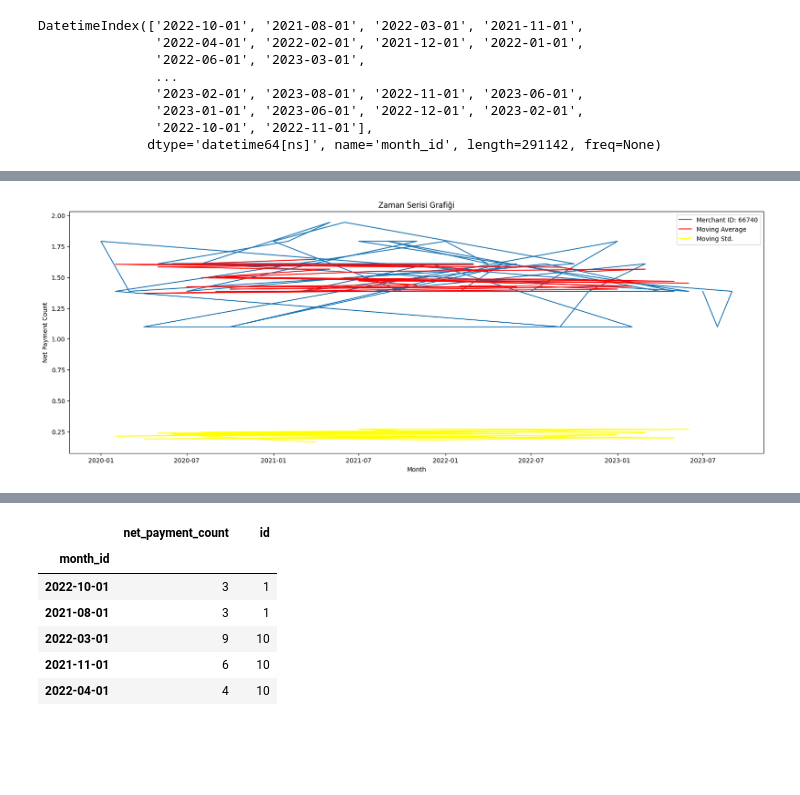
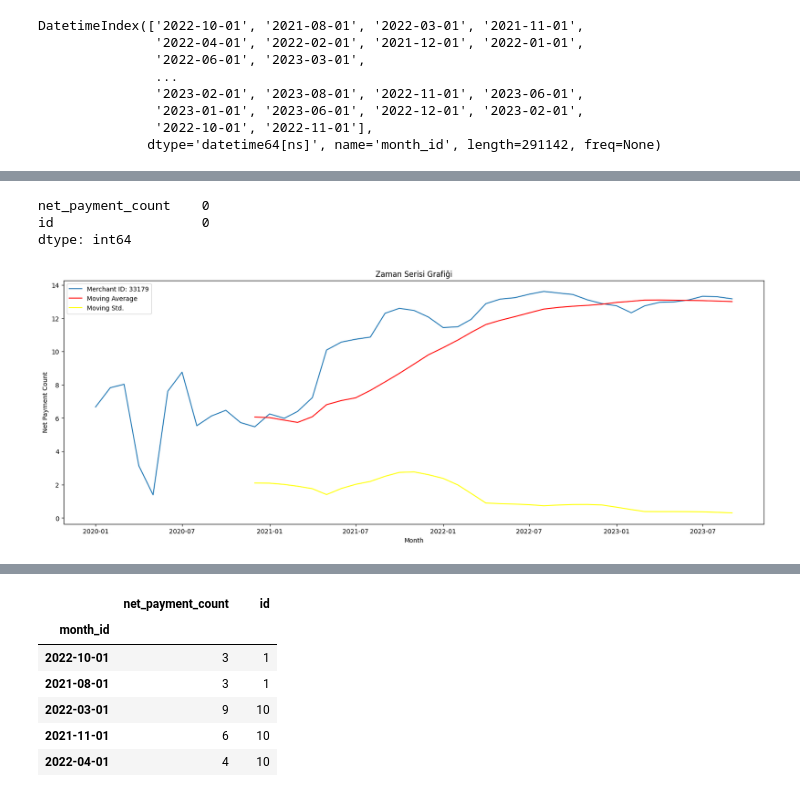
Before and after one commit to seydanurkayir/iyzico-datathon, a Jupyter notebook: iyzico-datathon.ipynb, the cells around one changed output, grey strips where cells are left out. Cells and saved outputs as stored; diff of their text form; code cells hidden in the pictures; blank space fills up the shorter version.

```diff
--- a/iyzico-datathon.ipynb
+++ b/iyzico-datathon.ipynb
@@ -53,7 +55,7 @@ memory usage: 20.0+ MB
 
 #train.index.to_period("M")
 # %%
-#train['month_id']=pd.to_datetime(train['month_id'])
+train['month_id']=pd.to_datetime(train['month_id'])
 
 train.set_index('month_id', inplace=True)
 
@@ -172,21 +210,31 @@ TypeError: float() argument must be a string or a number, not 'Period'
+# %%
+ts.isnull().sum()
+# %% [output]
+net_payment_count    0
+id                   0
+dtype: int64
 # %%
 def plot_merchant(ts, id):
-    merchant_data = ts[ts['id'] == id]
+    data = ts[ts['id'] == id]
+    merchant_data = data.sort_values(by=['month_id'])
+
+
     ts_log = np.log(merchant_data['net_payment_count'])
     moving_avg = ts_log.rolling(12).mean()
     moving_std = ts_log.rolling(12).std()
+    #plt.plot(ts, color='red')
     plt.plot(ts_log, label=f'Merchant ID: {id}')
     plt.plot(moving_avg, color='red', label='Moving Average')
     plt.plot(moving_std, color='yellow', label='Moving Std.')
 
     plt.legend()
     plt.xlabel('Month')
     plt.ylabel('Net Payment Count')
     plt.title('Zaman Serisi Grafiği')
 
-    #plt.show()
+    plt.show()
 
 
-plot_merchant(ts, '66740')
+plot_merchant(ts,'33179')
 # %% [output]
-[figure, old version]
+[figure, new version]
```
Also changed, not shown: parts of 26 cells of this notebook.
